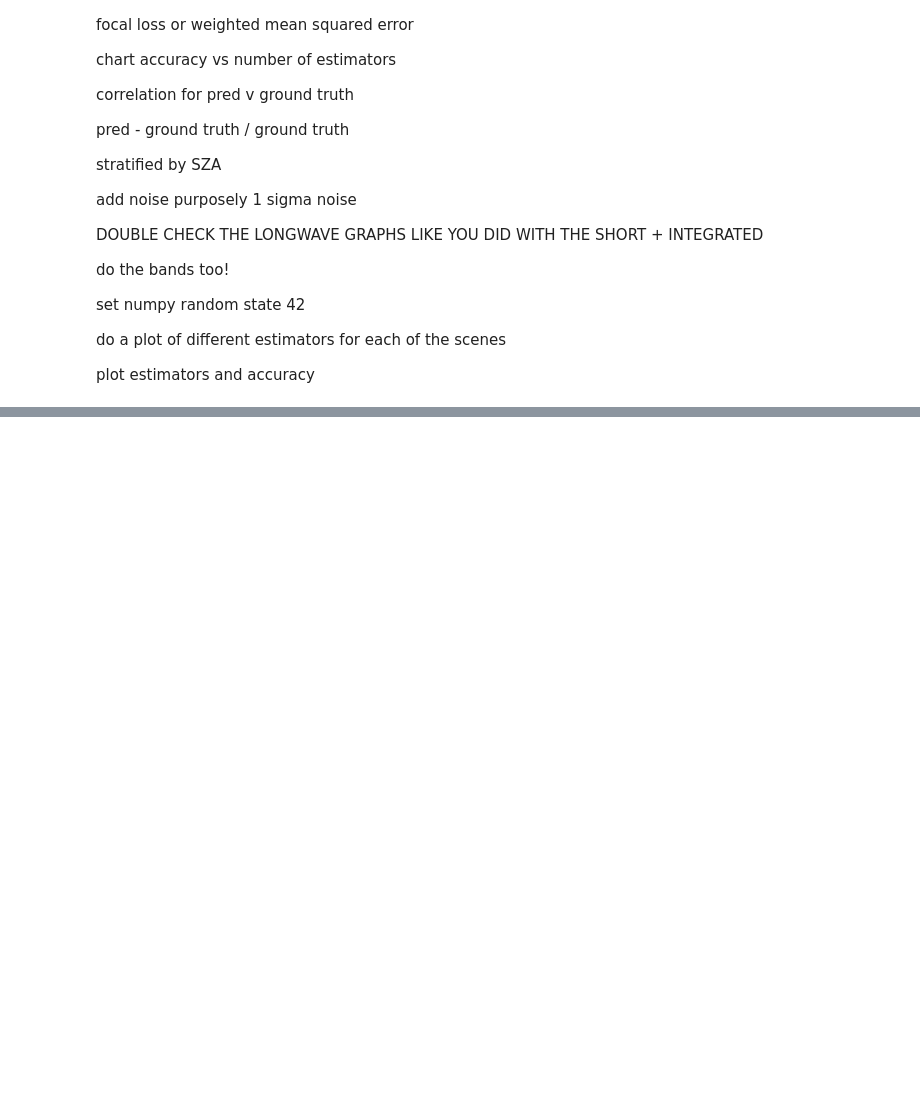
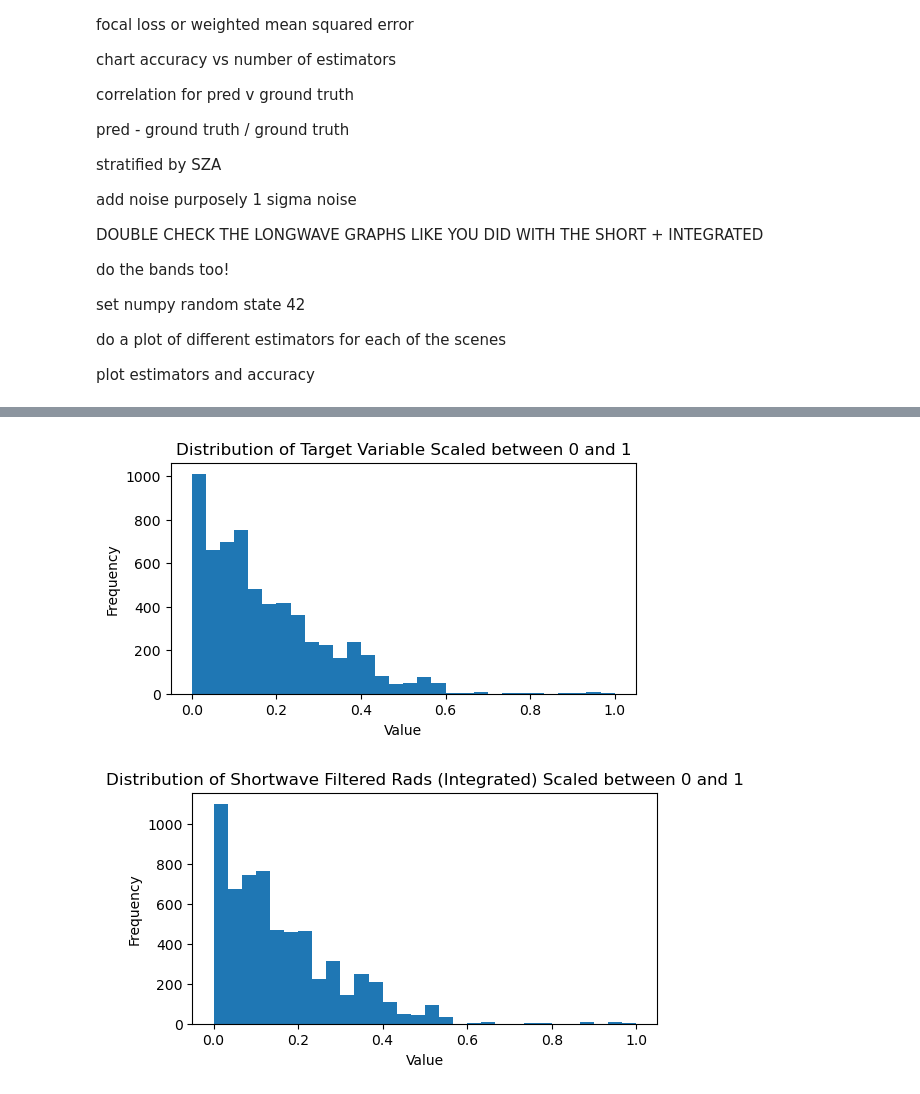
Before and after one commit to LASP-Libera/libera_unfiltering, a Jupyter notebook: modeling.ipynb, the cells around one changed output, grey strips where cells are left out. Drawn from its saved outputs; the diff is of its cells as text; code cells hidden in the pictures; blank space fills up the shorter version.

```diff
--- a/modeling.ipynb
+++ b/modeling.ipynb
@@ -185,4 +202,5 @@ land_dataset = pd.concat(land_dfs, axis=0)
 dc_dataset = pd.concat(dc_dfs, axis=0)
 cloud_dataset = pd.concat(cloud_dfs, axis=0)
 clear_dataset = pd.concat(clear_dfs, axis=0)
+all_dataset = pd.concat([snow_dataset, land_dataset, dc_dataset, cloud_dataset, clear_dataset])
 # %%
@@ -328,0 +464,9 @@ plot estimators and accuracy
+# %%
+min_shortwave = min(all_dataset["Shortwave Filtered Rads (Integrated)"])
+max_shortwave = max(all_dataset["Shortwave Filtered Rads (Integrated)"])
+scaler = MinMaxScaler(feature_range=(min_shortwave, max_shortwave))
+all_dataset["Scaled Shortwave Filtered"] = MinMaxScaler().fit_transform(all_dataset[["Shortwave Filtered Rads (Integrated)"]])
+all_dataset["Scaled Shortwave Unfiltered"] = MinMaxScaler().fit_transform(all_dataset[['Shortwave Unfiltered Rads (Integrated)']])
+all_dataset["Scaled Longwave Filtered"] = MinMaxScaler().fit_transform(all_dataset[["Longwave Filtered Rads (Integrated)"]])
+all_dataset["Scaled Longwave Unfiltered"] = MinMaxScaler().fit_transform(all_dataset[['Longwave Unfiltered Rads (Integrated)']])
+min(all_dataset["Scaled Shortwave Unfiltered"]), max(all_dataset["Scaled Shortwave Unfiltered"])
@@ -328,0 +492,18 @@ plot estimators and accuracy
+# %%
+plt.figure(figsize=(6, 3))
+plt.hist(all_dataset["Scaled Shortwave Unfiltered"], bins=30)
+plt.title('Distribution of Target Variable Scaled between 0 and 1')
+plt.xlabel('Value')
+plt.ylabel('Frequency')
+plt.show()
+
+
+plt.figure(figsize=(6, 3))
+plt.hist(all_dataset["Scaled Shortwave Filtered"], bins=30)
+plt.title(f'Distribution of Shortwave Filtered Rads (Integrated) Scaled between 0 and 1')
+plt.xlabel('Value')
+plt.ylabel('Frequency')
+plt.show()
+# %% [output]
+[figure, added]
+[figure, added]
```
Also changed, not shown: parts of 68 cells of this notebook, 3 other files.
